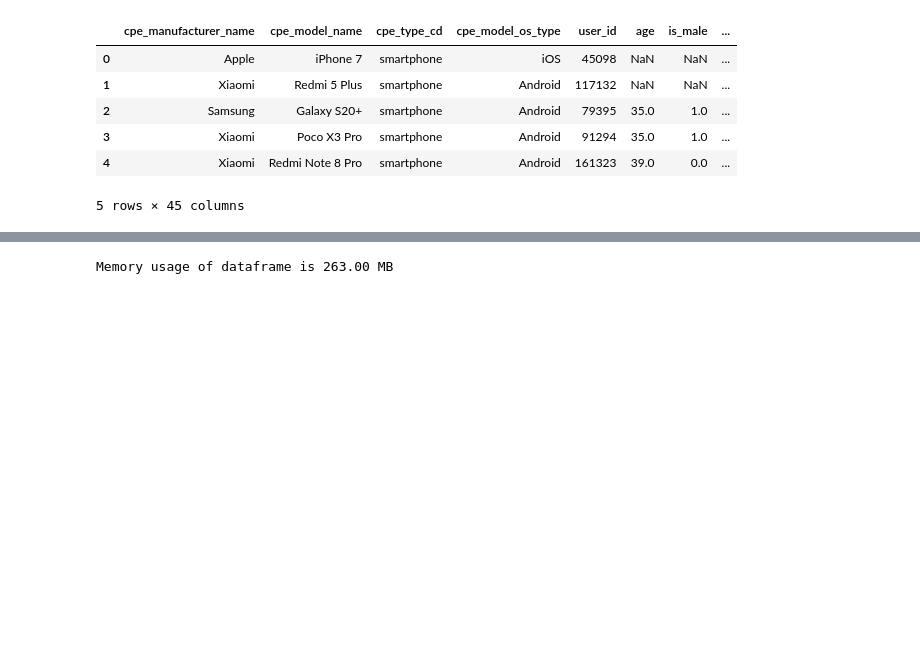
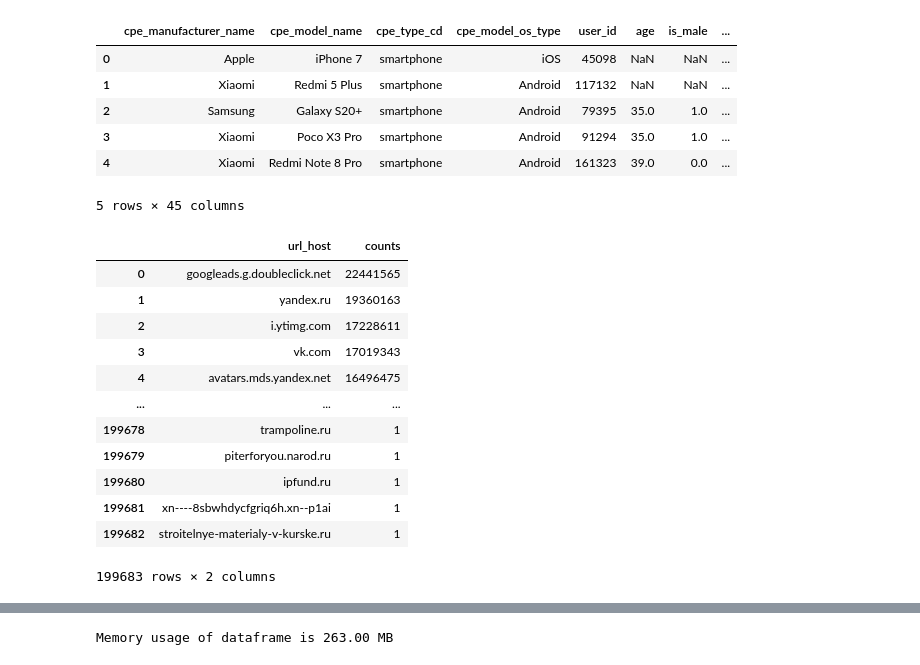
Before and after one commit to shockless/mts-ml-cup, a Jupyter notebook: sandbox/catboost_baseline.ipynb, the cells around one changed output, grey strips where cells are left out. Drawn from its saved outputs; the diff is of its cells as text; code cells hidden in the pictures; blank space fills up the shorter version.

```diff
--- a/sandbox/catboost_baseline.ipynb
+++ b/sandbox/catboost_baseline.ipynb
@@ -505,3 +505,24 @@ Decreased by 0.0%
 | 3 | Xiaomi | Poco X3 Pro | smartphone | Android | 91294 | 35.0 | 1.0 | ... |
 | 4 | Xiaomi | Redmi Note 8 Pro | smartphone | Android | 161323 | 39.0 | 0.0 | ... |
 5 rows × 45 columns
+# %%
+top_20k_url_host = pd.DataFrame(df["url_host"].value_counts())\
+.rename_axis('unique_url_host')\
+.reset_index()\
+.rename(columns={"url_host": "counts", "unique_url_host": "url_host"})
+
+top_20k_url_host
+# %% [output]
+|  | url_host | counts |
+| 0 | googleads.g.doubleclick.net | 22441565 |
+| 1 | yandex.ru | 19360163 |
+| 2 | i.ytimg.com | 17228611 |
+| 3 | vk.com | 17019343 |
+| 4 | avatars.mds.yandex.net | 16496475 |
+| ... | ... | ... |
+| 199678 | trampoline.ru | 1 |
+| 199679 | piterforyou.narod.ru | 1 |
+| 199680 | ipfund.ru | 1 |
+| 199681 | xn----8sbwhdycfgriq6h.xn--p1ai | 1 |
+| 199682 | stroitelnye-materialy-v-kurske.ru | 1 |
+199683 rows × 2 columns
```
Also changed, not shown: parts of 16 cells of this notebook, 1 other file.
